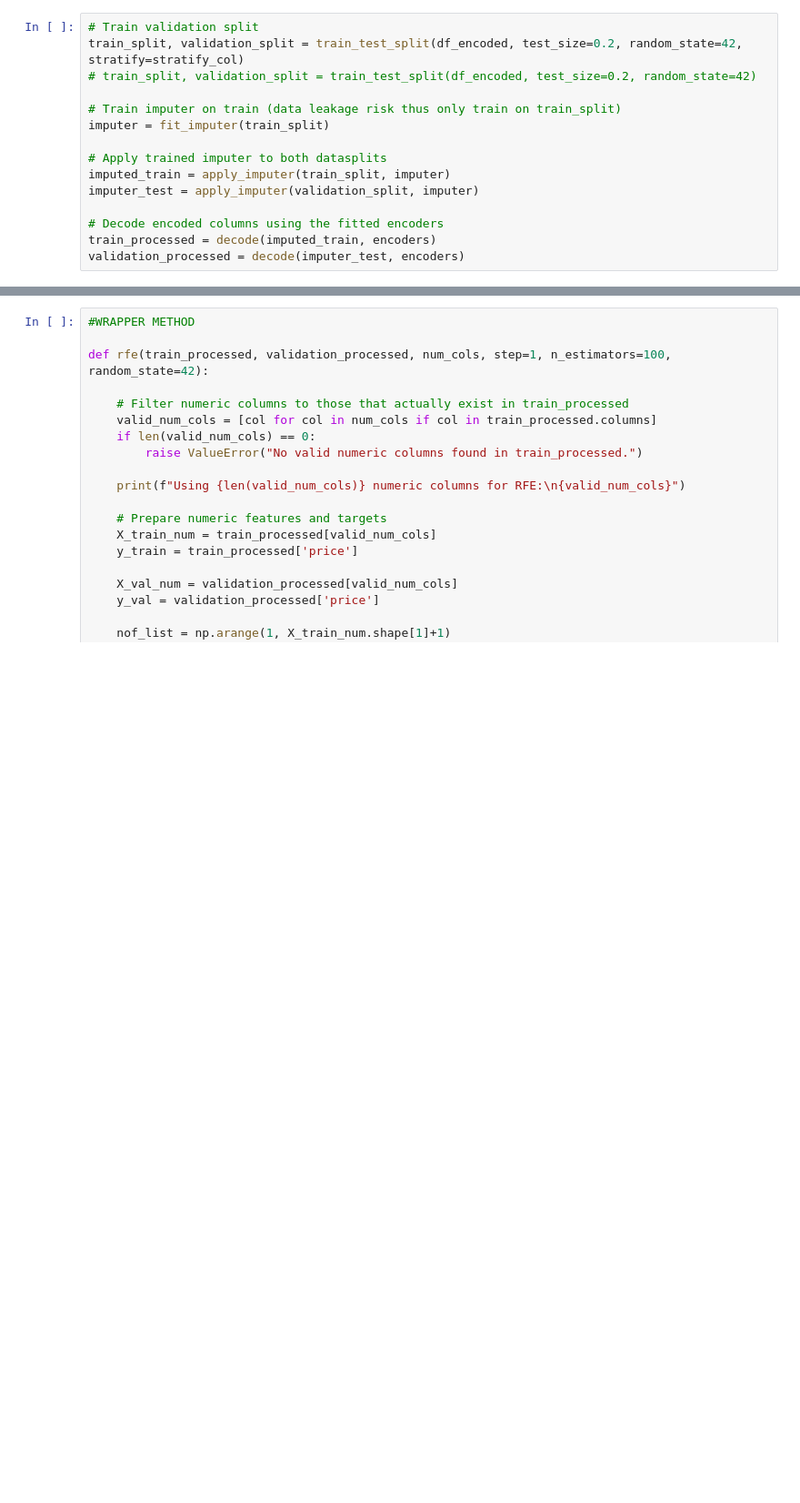
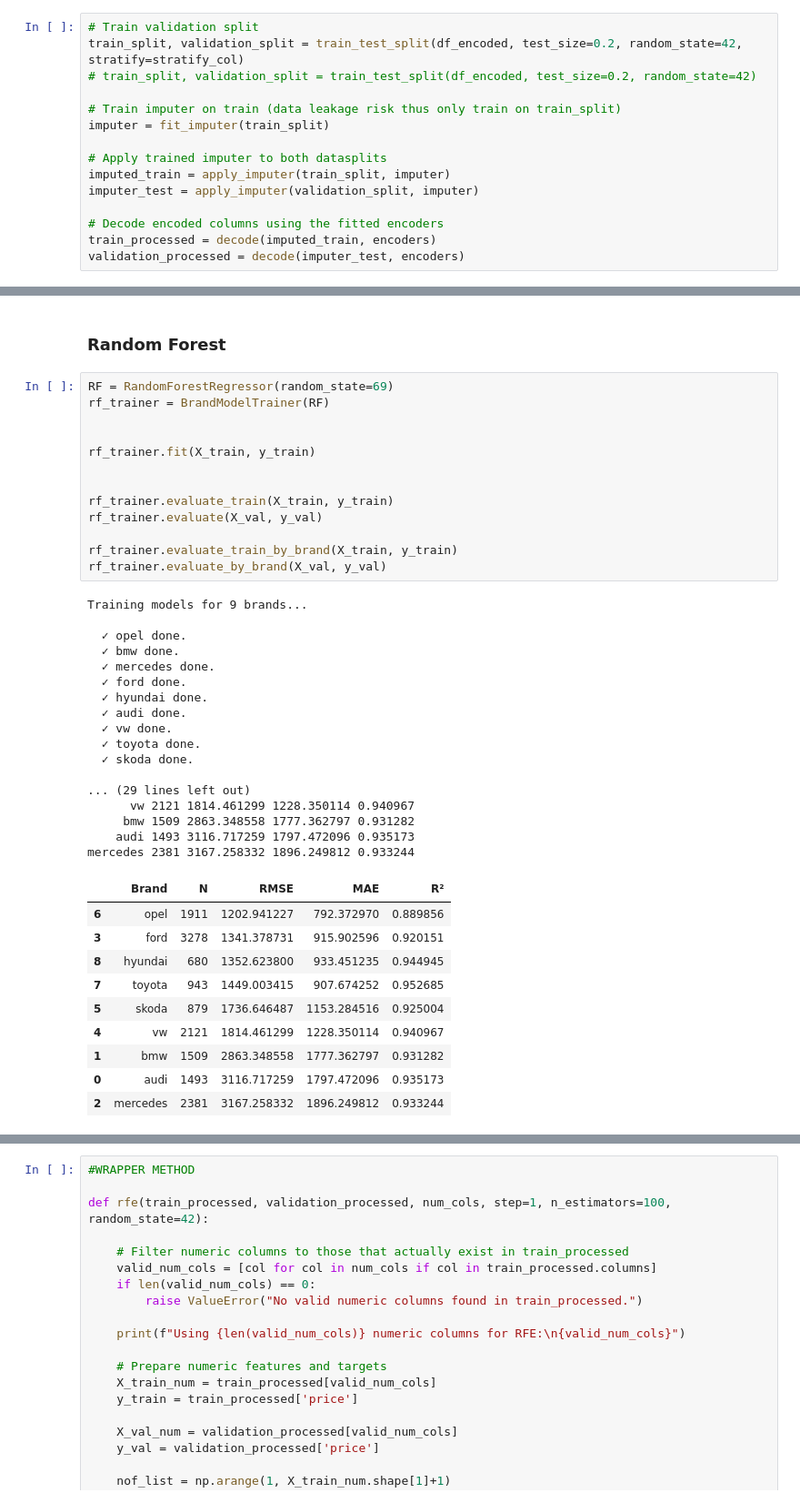
Before and after one commit to LiberoBiagi/ML_Nova_IMS_25-26, a Jupyter notebook: full_training_pipeline.ipynb, the cells around one changed output, grey strips where cells are left out. Shown at 91% size. Cells and saved outputs as stored; diff of their text form; blank space fills up the shorter version.

```diff
--- a/full_training_pipeline.ipynb
+++ b/full_training_pipeline.ipynb
@@ -401,0 +765,43 @@ validation_processed = decode(imputer_test, encoders)
+# %% [markdown]
+### Random Forest
+# %%
+RF = RandomForestRegressor(random_state=69)
+rf_trainer = BrandModelTrainer(RF)
+
+
+rf_trainer.fit(X_train, y_train)
+
+
+rf_trainer.evaluate_train(X_train, y_train)
+rf_trainer.evaluate(X_val, y_val)
+
+rf_trainer.evaluate_train_by_brand(X_train, y_train)
+rf_trainer.evaluate_by_brand(X_val, y_val)
+# %% [output]
+Training models for 9 brands...
+
+  ✓ opel done.
+  ✓ bmw done.
+  ✓ mercedes done.
+  ✓ ford done.
+  ✓ hyundai done.
+  ✓ audi done.
+  ✓ vw done.
+  ✓ toyota done.
+  ✓ skoda done.
+
+... (29 lines left out)
+      vw 2121 1814.461299 1228.350114 0.940967
+     bmw 1509 2863.348558 1777.362797 0.931282
+    audi 1493 3116.717259 1797.472096 0.935173
+mercedes 2381 3167.258332 1896.249812 0.933244
+|  | Brand | N | RMSE | MAE | R² |
+| 6 | opel | 1911 | 1202.941227 | 792.372970 | 0.889856 |
+| 3 | ford | 3278 | 1341.378731 | 915.902596 | 0.920151 |
+| 8 | hyundai | 680 | 1352.623800 | 933.451235 | 0.944945 |
+| 7 | toyota | 943 | 1449.003415 | 907.674252 | 0.952685 |
+| 5 | skoda | 879 | 1736.646487 | 1153.284516 | 0.925004 |
+| 4 | vw | 2121 | 1814.461299 | 1228.350114 | 0.940967 |
+| 1 | bmw | 1509 | 2863.348558 | 1777.362797 | 0.931282 |
+| 0 | audi | 1493 | 3116.717259 | 1797.472096 | 0.935173 |
+| 2 | mercedes | 2381 | 3167.258332 | 1896.249812 | 0.933244 |
```
Also changed, not shown: parts of 66 cells of this notebook, 2 other files.
